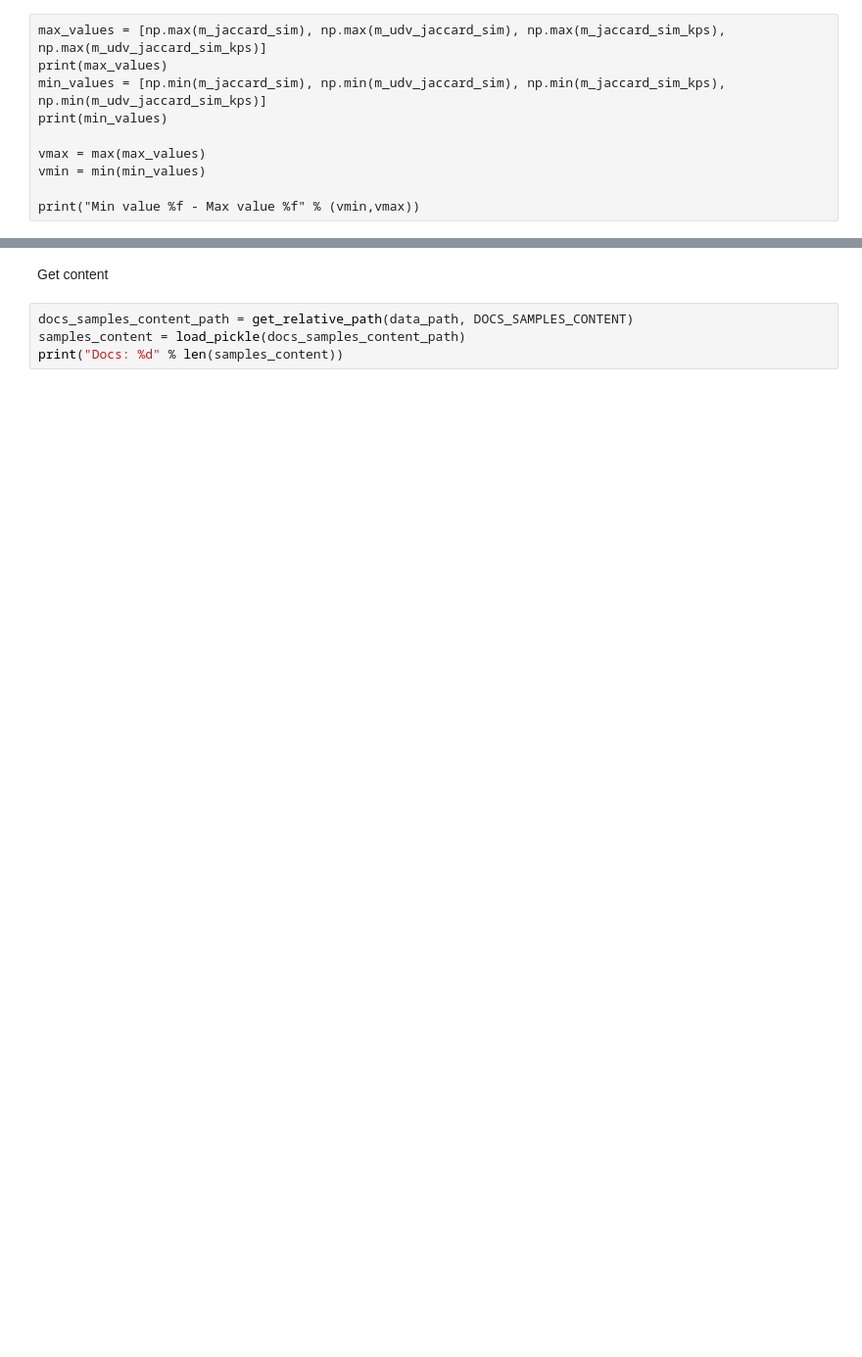
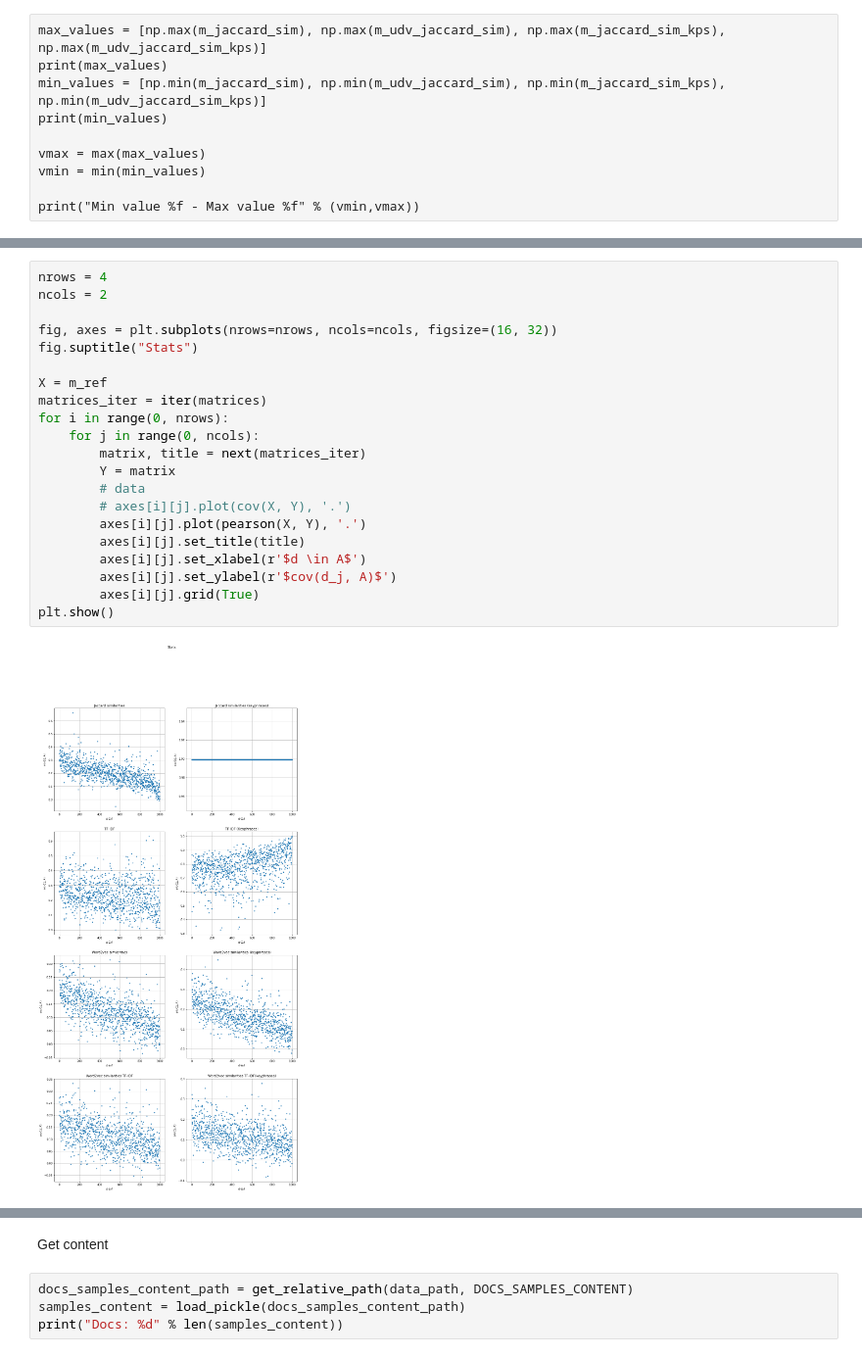
Before and after one commit to sdhdez/article-similarity, a Jupyter notebook: notebooks/measures/03a-load-matrices-bow-bok.ipynb, the cells around one changed output, grey strips where cells are left out. Shown at 98% size. Drawn from its saved outputs; the diff is of its cells as text; blank space fills up the shorter version.

```diff
--- a/notebooks/measures/03a-load-matrices-bow-bok.ipynb
+++ b/notebooks/measures/03a-load-matrices-bow-bok.ipynb
@@ -232,0 +462,23 @@ plt.show()
+# %%
+nrows = 4
+ncols = 2
+
+fig, axes = plt.subplots(nrows=nrows, ncols=ncols, figsize=(16, 32))
+fig.suptitle("Stats")
+
+X = m_ref
+matrices_iter = iter(matrices)
+for i in range(0, nrows):
+    for j in range(0, ncols):
+        matrix, title = next(matrices_iter)
+        Y = matrix
+        # data
+        # axes[i][j].plot(cov(X, Y), '.')
+        axes[i][j].plot(pearson(X, Y), '.')
+        axes[i][j].set_title(title)
+        axes[i][j].set_xlabel(r'$d \in A$')
+        axes[i][j].set_ylabel(r'$cov(d_j, A)$')
+        axes[i][j].grid(True)
+plt.show()
+# %% [output]
+[figure, added]
```
Also changed, not shown: parts of 31 cells of this notebook, 6 other files.
